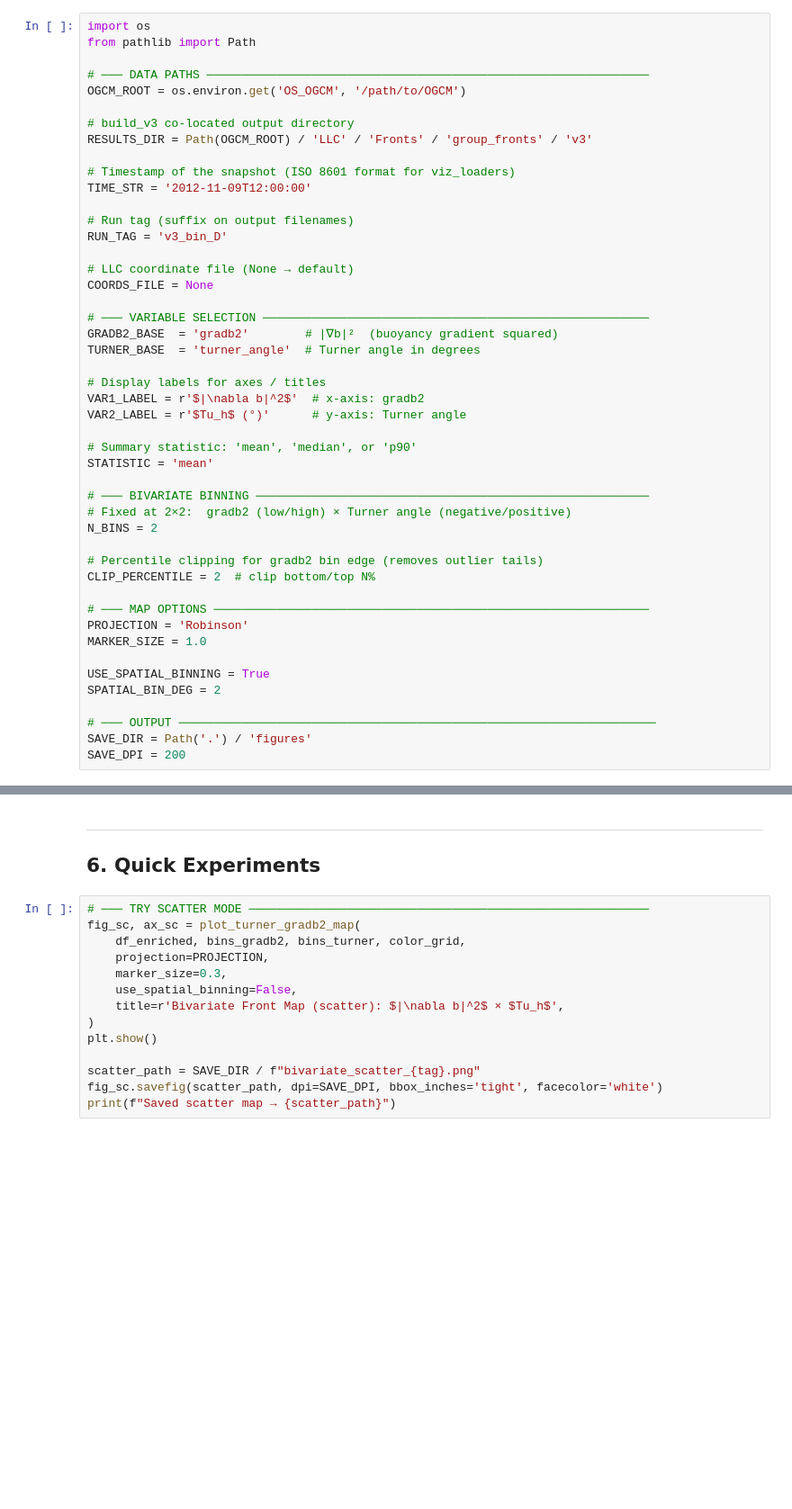
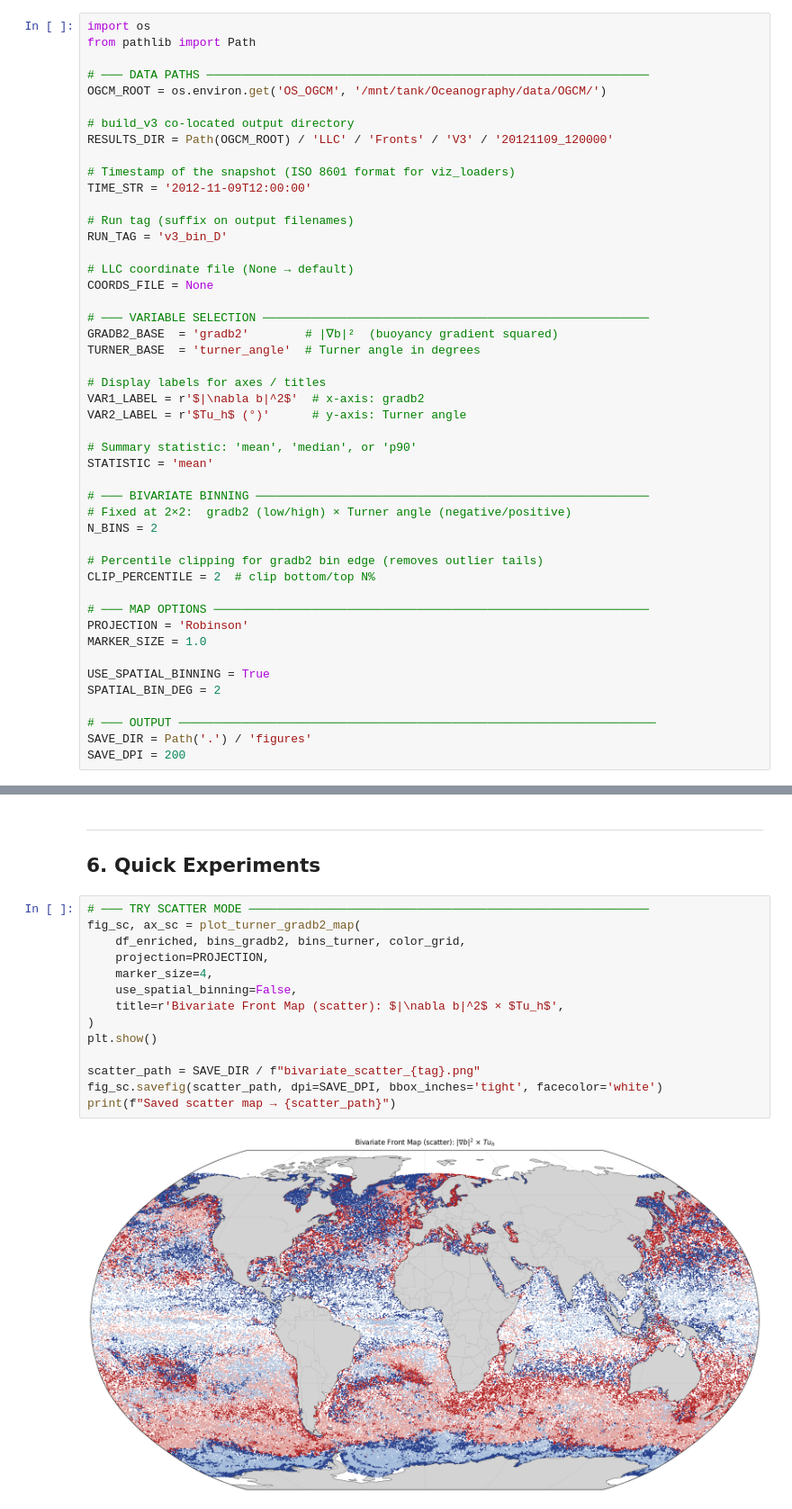
Before and after one commit to Sea-Meets-the-Stars/fronts, a Jupyter notebook: fronts/properties/nb/Bivariate_TurnerAngle.ipynb, the cells around one changed output, grey strips where cells are left out. Shown at 90% size. Cells and saved outputs as stored; diff of their text form; blank space fills up the shorter version.

```diff
--- a/fronts/properties/nb/Bivariate_TurnerAngle.ipynb
+++ b/fronts/properties/nb/Bivariate_TurnerAngle.ipynb
@@ -27,10 +27,10 @@ import os
 from pathlib import Path
 
 # ─── DATA PATHS ───────────────────────────────────────────────────────────────
-OGCM_ROOT = os.environ.get('OS_OGCM', '/path/to/OGCM')
+OGCM_ROOT = os.environ.get('OS_OGCM', '/mnt/tank/Oceanography/data/OGCM/')
 
 # build_v3 co-located output directory
-RESULTS_DIR = Path(OGCM_ROOT) / 'LLC' / 'Fronts' / 'group_fronts' / 'v3'
+RESULTS_DIR = Path(OGCM_ROOT) / 'LLC' / 'Fronts' / 'V3' / '20121109_120000'
 
 # Timestamp of the snapshot (ISO 8601 format for viz_loaders)
 TIME_STR = '2012-11-09T12:00:00'
@@ -537,14 +586,16 @@ print(f"Saved map    → {map_path}")
 # %%
 # ─── TRY SCATTER MODE ─────────────────────────────────────────────────────────
 fig_sc, ax_sc = plot_turner_gradb2_map(
     df_enriched, bins_gradb2, bins_turner, color_grid,
     projection=PROJECTION,
-    marker_size=0.3,
+    marker_size=4,
     use_spatial_binning=False,
     title=r'Bivariate Front Map (scatter): $|\nabla b|^2$ × $Tu_h$',
 )
 plt.show()
 
 scatter_path = SAVE_DIR / f"bivariate_scatter_{tag}.png"
 fig_sc.savefig(scatter_path, dpi=SAVE_DPI, bbox_inches='tight', facecolor='white')
 print(f"Saved scatter map → {scatter_path}")
+# %% [output]
+[figure, added]
```
Also changed, not shown: parts of 8 cells of this notebook, 5 other files.
